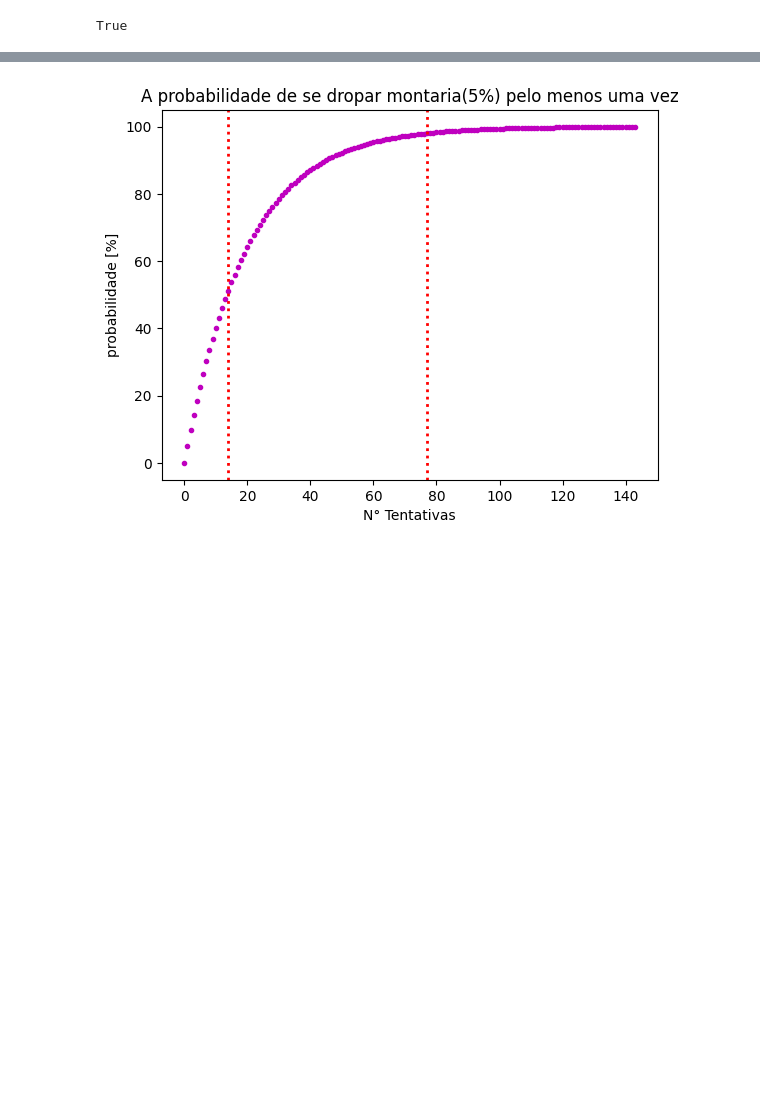
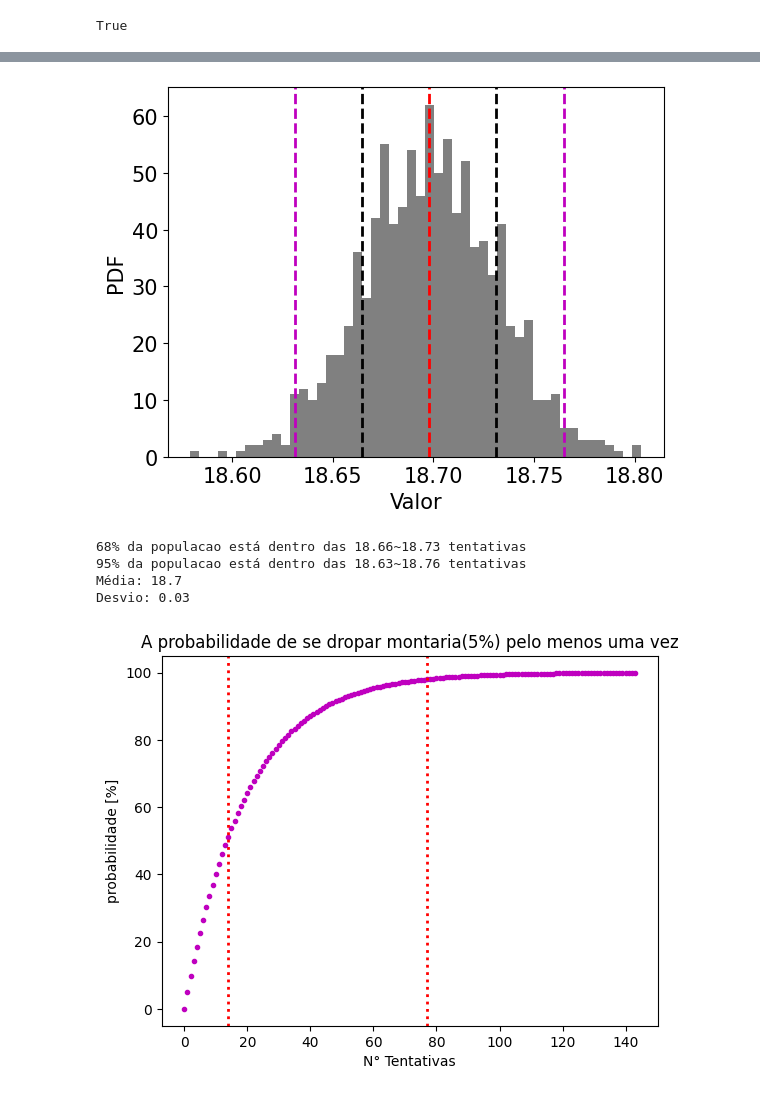
Before and after one commit to TLaidler/Portfolio, a Jupyter notebook: Estudo/Python_Revisao_Completa.ipynb, the cells around one changed output, grey strips where cells are left out. Drawn from its saved outputs; the diff is of its cells as text; code cells hidden in the pictures; blank space fills up the shorter version.

```diff
--- a/Estudo/Python_Revisao_Completa.ipynb
+++ b/Estudo/Python_Revisao_Completa.ipynb
@@ -2494,3 +2536,32 @@ plt.show()
+# %%
+n = 300000
+nova_distribuicao = np.array([])
+
+for i in range(len(simulacao_1)):
+    indices = np.random.randint(0, len(simulacao_1), n)
+    nova_distribuicao = np.append(nova_distribuicao, simulacao_1[indices].mean())
+
+plt.hist(nova_distribuicao, color='gray', bins=50)
+plt.ylabel('PDF',fontsize=15)
+plt.xlabel('Valor',fontsize=15)
+plt.yticks(fontsize=15)
+plt.xticks(fontsize=15)
+plt.axvline(nova_distribuicao.mean(), color='r', ls='--', lw=2) #Mèdia
+plt.axvline(nova_distribuicao.mean()-nova_distribuicao.std(), color='k', ls='--', lw=2) #Engloba 68% da população
+plt.axvline(nova_distribuicao.mean()+nova_distribuicao.std(), color='k', ls='--', lw=2) #Engloba 68% da população
+plt.axvline(nova_distribuicao.mean()+2*nova_distribuicao.std(), color='m', ls='--', lw=2) #Engloba 95% da população
+plt.axvline(nova_distribuicao.mean()-2*nova_distribuicao.std(), color='m', ls='--', lw=2) #Engloba 95% da população
+plt.show()
+
+print(f"68% da populacao está dentro das {round(nova_distribuicao.mean()-1*nova_distribuicao.std(),2)}~{round(nova_distribuicao.mean()+1*nova_distribuicao.std(),2)} tentativas")
+print(f"95% da populacao está dentro das {round(nova_distribuicao.mean()-2*nova_distribuicao.std(),2)}~{round(nova_distribuicao.mean()+2*nova_distribuicao.std(),2)} tentativas")
+print(f"Média: {round(nova_distribuicao.mean(),2)}\nDesvio: {round(nova_distribuicao.std(),2)}")
+# %% [output]
+[figure, added]
+68% da populacao está dentro das 18.66~18.73 tentativas
+95% da populacao está dentro das 18.63~18.76 tentativas
+Média: 18.7
+Desvio: 0.03
 # %%
 maxx = simulacao_1.max()
 # Usando o N° max de tentativas visto na simulacao p limitar nosso grafico
```
Also changed, not shown: parts of 4 cells of this notebook, 1 other file.
